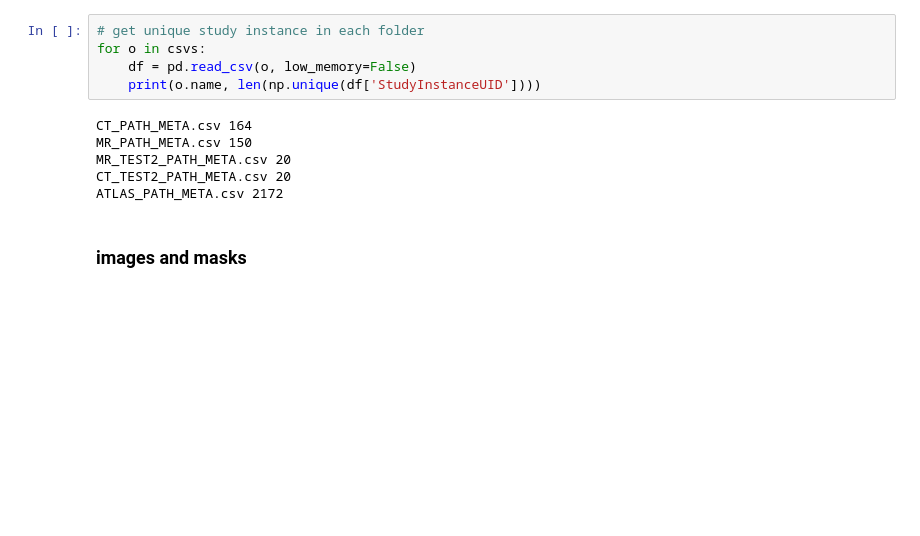
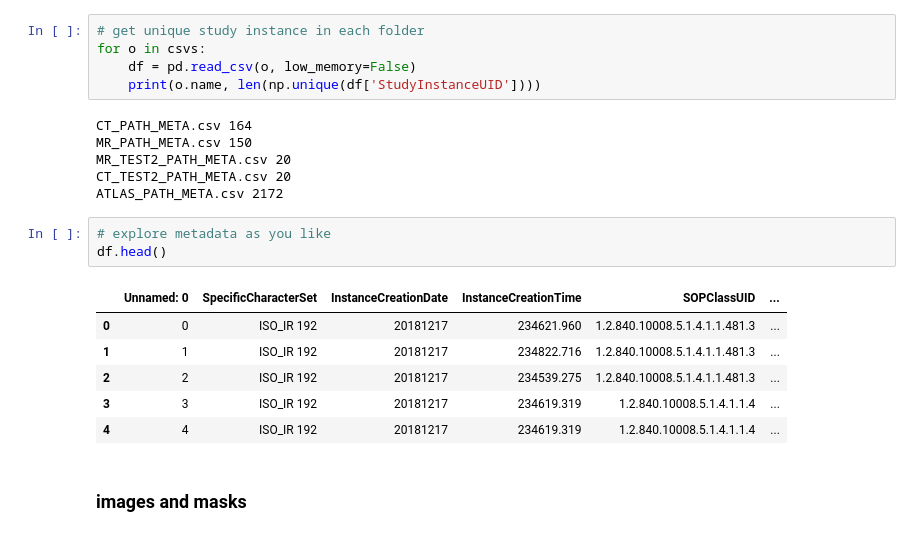
Before and after one commit to KeremTurgutlu/ventricle, a Jupyter notebook: dev/1a) dicom to tensor.ipynb, the cells around one changed output. Drawn from its saved outputs; the diff is of its cells as text; blank space fills up the shorter version.

```diff
--- a/dev/1a) dicom to tensor.ipynb
+++ b/dev/1a) dicom to tensor.ipynb
@@ -80,6 +103,16 @@ MR_PATH_META.csv 150
 MR_TEST2_PATH_META.csv 20
 CT_TEST2_PATH_META.csv 20
 ATLAS_PATH_META.csv 2172
+# %%
+# explore metadata as you like
+df.head()
+# %% [output]
+|  | Unnamed: 0 | SpecificCharacterSet | InstanceCreationDate | InstanceCreationTime | SOPClassUID | ... |
+| 0 | 0 | ISO_IR 192 | 20181217 | 234621.960 | 1.2.840.10008.5.1.4.1.1.481.3 | ... |
+| 1 | 1 | ISO_IR 192 | 20181217 | 234822.716 | 1.2.840.10008.5.1.4.1.1.481.3 | ... |
+| 2 | 2 | ISO_IR 192 | 20181217 | 234539.275 | 1.2.840.10008.5.1.4.1.1.481.3 | ... |
+| 3 | 3 | ISO_IR 192 | 20181217 | 234619.319 | 1.2.840.10008.5.1.4.1.1.4 | ... |
+| 4 | 4 | ISO_IR 192 | 20181217 | 234619.319 | 1.2.840.10008.5.1.4.1.1.4 | ... |
 # %% [markdown]
 ### images and masks
 # %%
```
Also changed, not shown: parts of 45 cells of this notebook, 12 other files.
